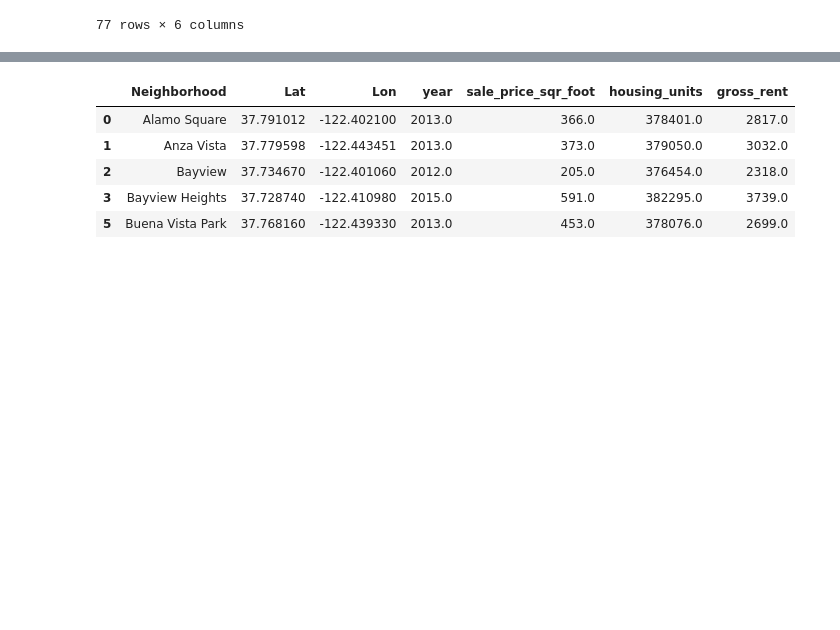
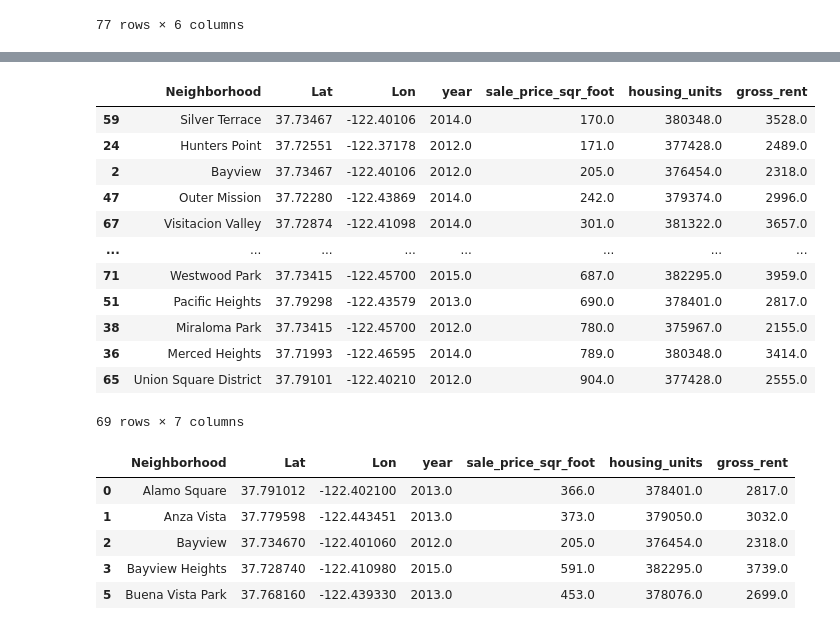
Before and after one commit to cmiskovich/Lesson_6, a Jupyter notebook: san_francisco_housing.ipynb, the cells around one changed output, grey strips where cells are left out. Cells and saved outputs as stored; diff of their text form; code cells hidden in the pictures; blank space fills up the shorter version.

```diff
--- a/san_francisco_housing.ipynb
+++ b/san_francisco_housing.ipynb
@@ -511,3 +527,19 @@ display(all_neighborhoods_df)
+# %%
+all_neighborhoods_df.sort_values("sale_price_sqr_foot")
+# %% [output]
+|  | Neighborhood | Lat | Lon | year | sale_price_sqr_foot | housing_units | gross_rent |
+| 59 | Silver Terrace | 37.73467 | -122.40106 | 2014.0 | 170.0 | 380348.0 | 3528.0 |
+| 24 | Hunters Point | 37.72551 | -122.37178 | 2012.0 | 171.0 | 377428.0 | 2489.0 |
+| 2 | Bayview | 37.73467 | -122.40106 | 2012.0 | 205.0 | 376454.0 | 2318.0 |
+| 47 | Outer Mission | 37.72280 | -122.43869 | 2014.0 | 242.0 | 379374.0 | 2996.0 |
+| 67 | Visitacion Valley | 37.72874 | -122.41098 | 2014.0 | 301.0 | 381322.0 | 3657.0 |
+| ... | ... | ... | ... | ... | ... | ... | ... |
+| 71 | Westwood Park | 37.73415 | -122.45700 | 2015.0 | 687.0 | 382295.0 | 3959.0 |
+| 51 | Pacific Heights | 37.79298 | -122.43579 | 2013.0 | 690.0 | 378401.0 | 2817.0 |
+| 38 | Miraloma Park | 37.73415 | -122.45700 | 2012.0 | 780.0 | 375967.0 | 2155.0 |
+| 36 | Merced Heights | 37.71993 | -122.46595 | 2014.0 | 789.0 | 380348.0 | 3414.0 |
+| 65 | Union Square District | 37.79101 | -122.40210 | 2012.0 | 904.0 | 377428.0 | 2555.0 |
+69 rows × 7 columns
 # %%
 # Call the dropna function to remove any neighborhoods that do not have data
 all_neighborhoods_df = all_neighborhoods_df.reset_index().dropna()
```
Also changed, not shown: parts of 5 cells of this notebook.
